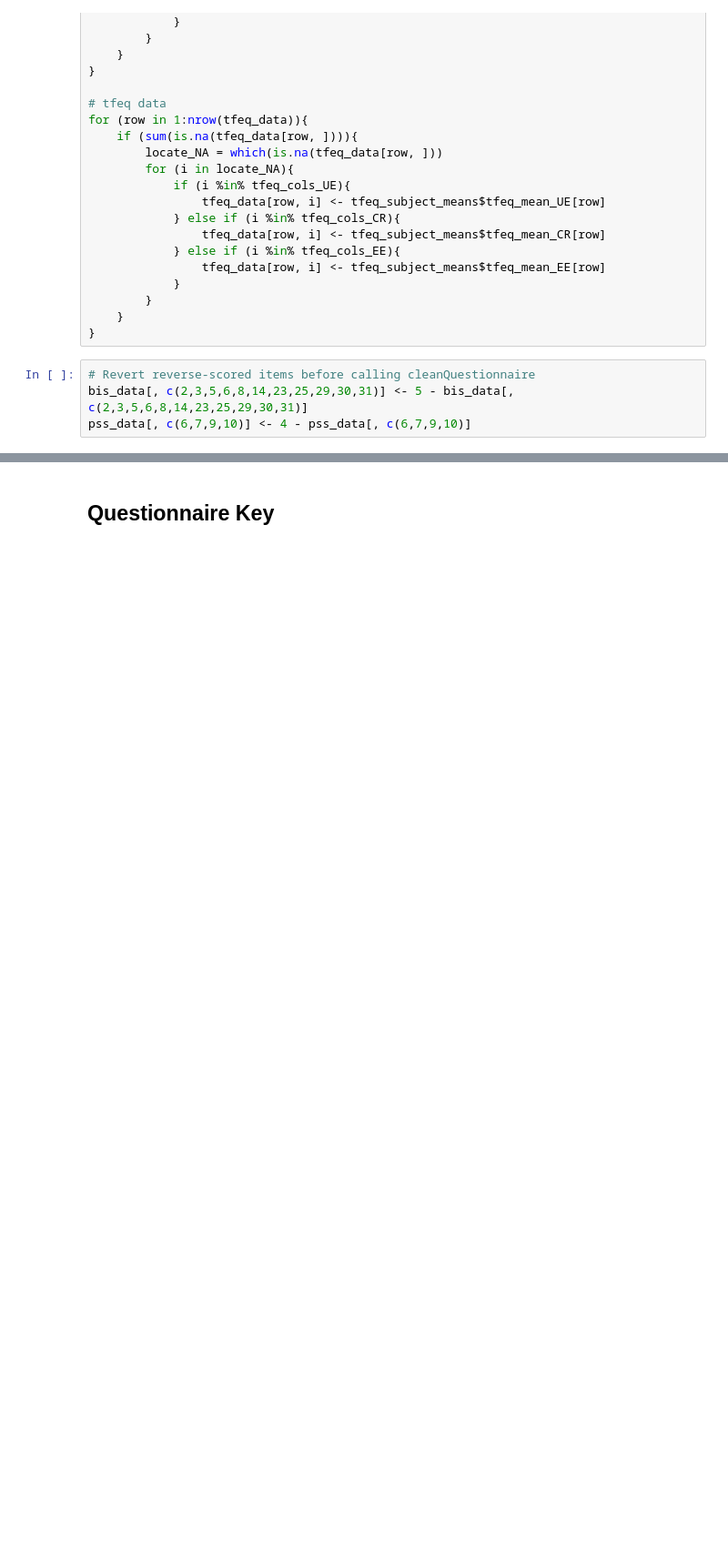
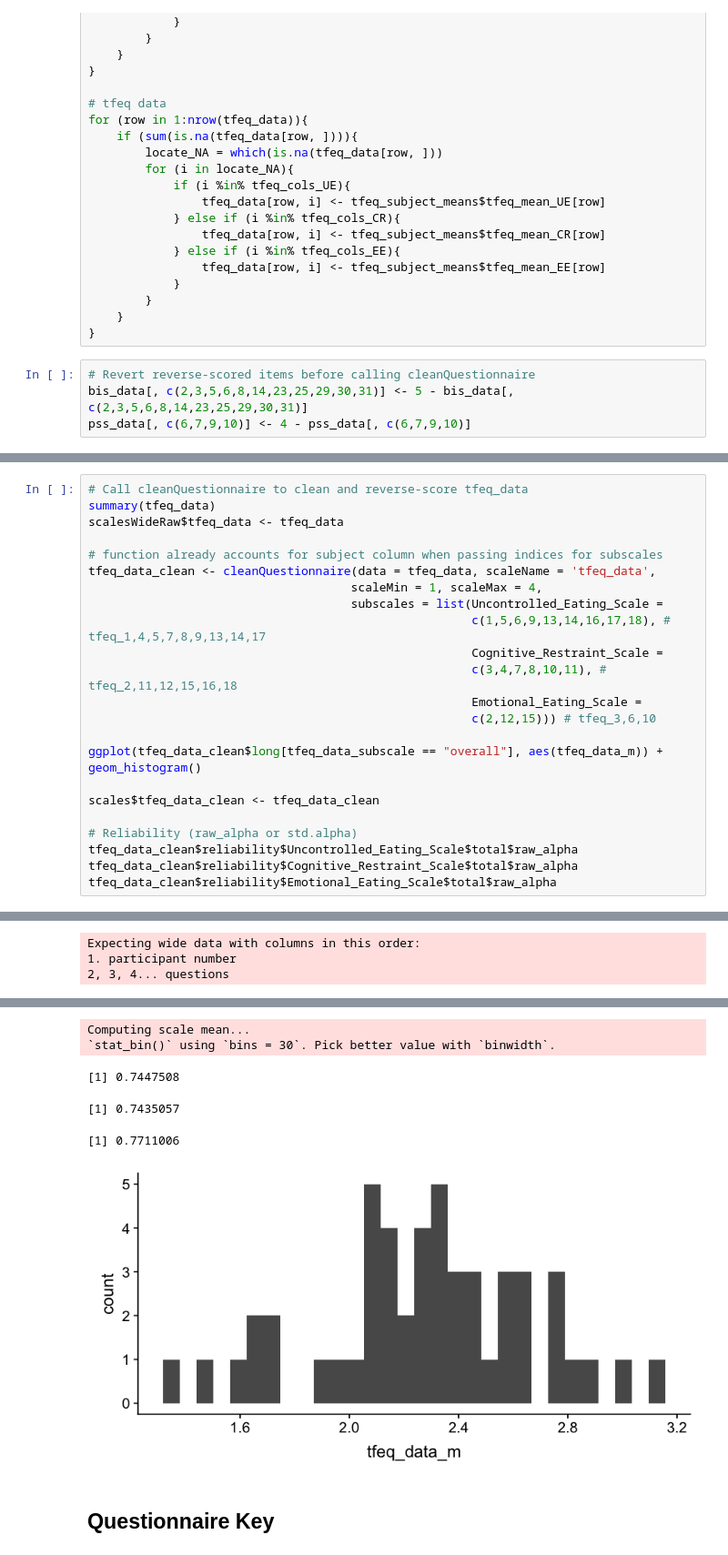
Before and after one commit to danieljwilson/cogReg_fMRI, a Jupyter notebook: 3_experiment/3_3_data_analysis/fr_results_individual_diff.ipynb, the cells around one changed output, grey strips where cells are left out. Shown at 91% size. Drawn from its saved outputs; the diff is of its cells as text; blank space fills up the shorter version.

```diff
--- a/3_experiment/3_3_data_analysis/fr_results_individual_diff.ipynb
+++ b/3_experiment/3_3_data_analysis/fr_results_individual_diff.ipynb
@@ -397,0 +603,24 @@ pss_data[, c(6,7,9,10)] <- 4 - pss_data[, c(6,7,9,10)]
+# %%
+# Call cleanQuestionnaire to clean and reverse-score tfeq_data
+summary(tfeq_data)
+scalesWideRaw$tfeq_data <- tfeq_data
+
+# function already accounts for subject column when passing indices for subscales
+tfeq_data_clean <- cleanQuestionnaire(data = tfeq_data, scaleName = 'tfeq_data',
+                                     scaleMin = 1, scaleMax = 4,
+                                     subscales = list(Uncontrolled_Eating_Scale =
+                                                      c(1,5,6,9,13,14,16,17,18), # tfeq_1,4,5,7,8,9,13,14,17
+                                                      Cognitive_Restraint_Scale =
+                                                      c(3,4,7,8,10,11), # tfeq_2,11,12,15,16,18
+                                                      Emotional_Eating_Scale =
+                                                      c(2,12,15))) # tfeq_3,6,10
+
+ggplot(tfeq_data_clean$long[tfeq_data_subscale == "overall"], aes(tfeq_data_m)) + geom_histogram()
+
+scales$tfeq_data_clean <- tfeq_data_clean
+
+# Reliability (raw_alpha or std.alpha)
+tfeq_data_clean$reliability$Uncontrolled_Eating_Scale$total$raw_alpha
+tfeq_data_clean$reliability$Cognitive_Restraint_Scale$total$raw_alpha
+tfeq_data_clean$reliability$Emotional_Eating_Scale$total$raw_alpha
+# %% [output]
@@ -397,0 +644,3 @@ pss_data[, c(6,7,9,10)] <- 4 - pss_data[, c(6,7,9,10)]
+Expecting wide data with columns in this order:
+1. participant number
+2, 3, 4... questions
@@ -398,3 +664,9 @@ pss_data[, c(6,7,9,10)] <- 4 - pss_data[, c(6,7,9,10)]
+Computing scale mean...
+`stat_bin()` using `bins = 30`. Pick better value with `binwidth`.
+[1] 0.7447508
+[1] 0.7435057
+[1] 0.7711006
+[figure, added]
 # %% [markdown]
 ## Questionnaire Key
 # %% [markdown]
```
Also changed, not shown: parts of 4 cells of this notebook.
